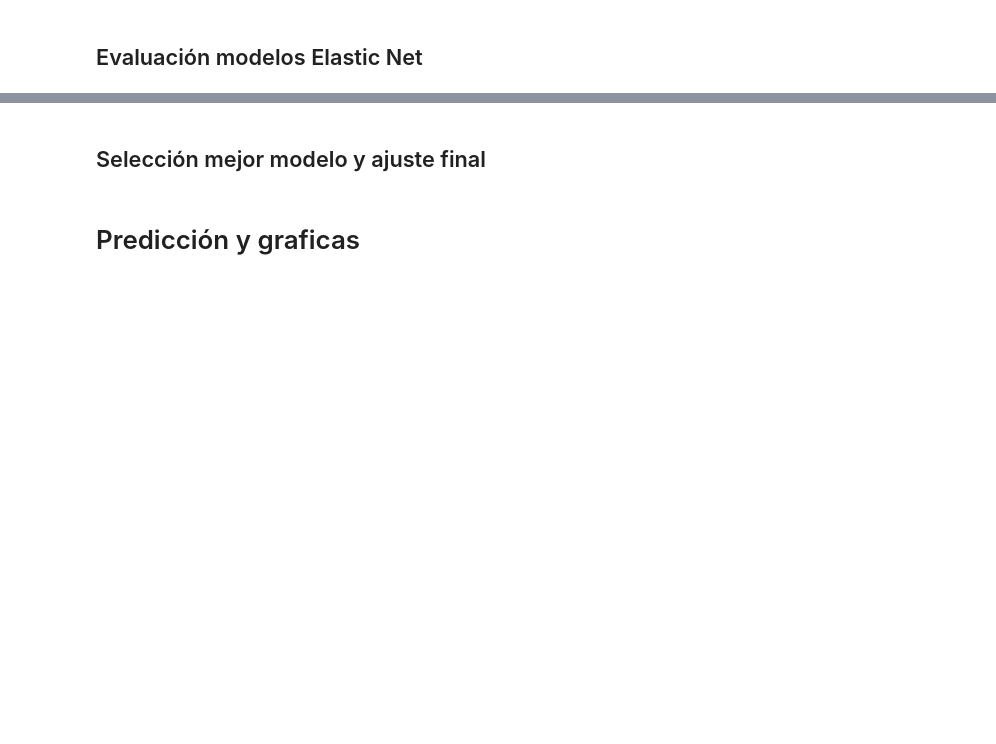
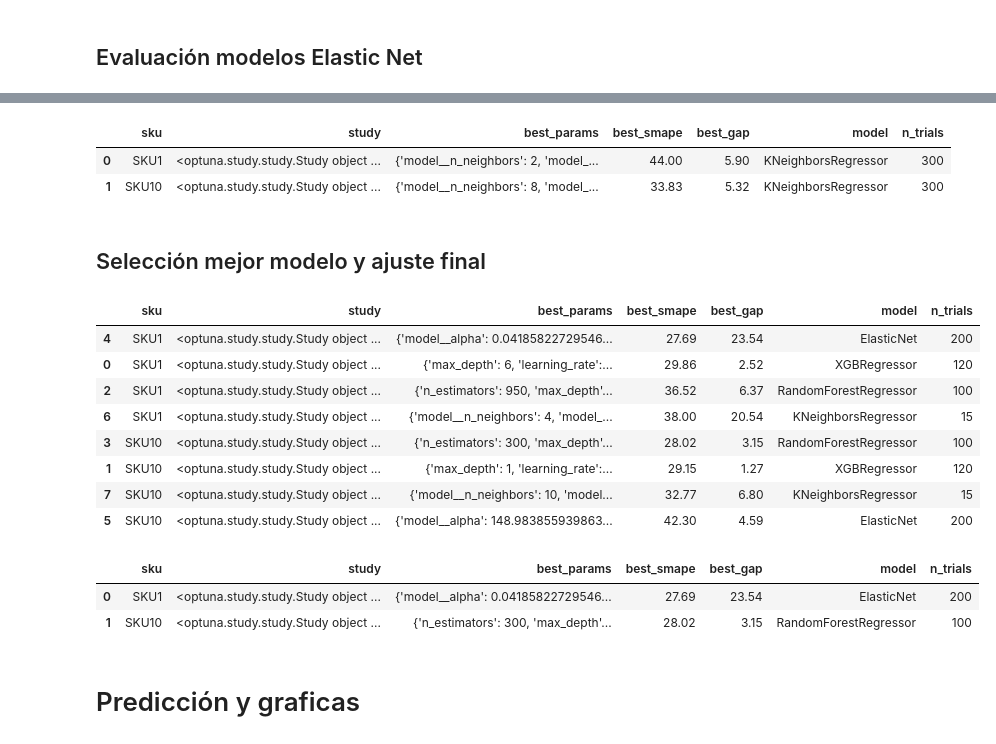
Before and after one commit to JhonattanReales21/innv_tec_1_icesi, a Jupyter notebook: notebooks/ml_pipeline_p_sku.ipynb, the cells around one changed output, grey strips where cells are left out. Drawn from its saved outputs; the diff is of its cells as text; code cells hidden in the pictures; blank space fills up the shorter version.

Commit message:
Add logic for KNN regressor and eval all models

```diff
--- a/notebooks/ml_pipeline_p_sku.ipynb
+++ b/notebooks/ml_pipeline_p_sku.ipynb
@@ -279,7 +281,7 @@ for sku in df_mod["sku"].unique():
         param_grid=param_grid,
         X=df_sku[features],
         y=df_sku["pedidos"],
-        n_trials=100,
+        n_trials=125,
         val_iter=val_iter,
         train_size=train_size,
         val_size=val_size,
@@ -316,6 +318,10 @@ df_results_xgboost
 # %% [markdown]
 ## Evaluación modelos Random Forest
 # %%
+# Creamos un DataFrame para almacenar los resultados de cada SKU
+# Este DataFrame contendrá el SKU, los parámetros del modelo y las métricas de evaluación
+##########
+
 results = []
 
 for sku in df_mod["sku"].unique():
@@ -355,7 +361,7 @@ for sku in df_mod["sku"].unique():
         param_grid=param_grid,
         X=df_sku[features],
         y=df_sku["pedidos"],
-        n_trials=100,
+        n_trials=125,
         val_iter=val_iter,
         train_size=train_size,
         val_size=val_size,
@@ -391,9 +397,13 @@ df_results_rf
 # %% [markdown]
 ## Evaluación modelos Elastic Net
 # %%
-results_elastic = []
+# Creamos un DataFrame para almacenar los resultados de cada SKU
+# Este DataFrame contendrá el SKU, los parámetros del modelo y las métricas de evaluación
+##########
 
-for sku in df_mod["sku"].unique()[0:2]:
+results = []
+
+for sku in df_mod["sku"].unique():
     print("\n-----------------------")
     print(f"🔍 Optimizando ElasticNet para SKU: {sku}\n")
 
@@ -423,7 +433,7 @@ for sku in df_mod["sku"].unique()[0:2]:
         param_grid=param_grid,
         X=df_sku[features],
         y=df_sku["pedidos"],
-        n_trials=100,
+        n_trials=200,
         val_iter=val_iter,
         train_size=train_size,
         val_size=val_size,
@@ -431,7 +441,7 @@ for sku in df_mod["sku"].unique()[0:2]:
     )
 
     best_trial = study.best_trials[0]
-    results_elastic.append(
+    results.append(
         {
             "sku": sku,
             "study": study,
@@ -445,4 +455,4 @@ for sku in df_mod["sku"].unique()[0:2]:
 
     print("-----------------------")
 
-df_results_elastic = pd.DataFrame(results_elastic)
+df_results_elastic = pd.DataFrame(results)
@@ -485,0 +573,6 @@ Trial 10 - SMAPE: 43.3000, GAP: 4.0700
+# %%
+df_results_knn
+# %% [output]
+|  | sku | study | best_params | best_smape | best_gap | model | n_trials |
+| 0 | SKU1 | <optuna.study.study.Study object ... | {'model__n_neighbors': 2, 'model_... | 44.00 | 5.90 | KNeighborsRegressor | 300 |
+| 1 | SKU10 | <optuna.study.study.Study object ... | {'model__n_neighbors': 8, 'model_... | 33.83 | 5.32 | KNeighborsRegressor | 300 |
@@ -486,11 +585,17 @@ Trial 10 - SMAPE: 43.3000, GAP: 4.0700
 # %% [markdown]
 ## Selección mejor modelo y ajuste final
 # %%
+# Eliminamos los estudios de Optuna de todos los DataFrames de resultados
+# df_results_xgboost = df_results_xgboost.drop(columns=["study"])
+# df_results_rf = df_results_rf.drop(columns=["study"])
+# df_results_elastic = df_results_elastic.drop(columns=["study"])
+# df_results_knn = df_results_knn.drop(columns=["study"])
+
 # Union de resultados de los modelos
 df_results = pd.concat(
-    [df_results_xgboost, df_results_rf, df_results_elastic],
+    [df_results_xgboost, df_results_rf, df_results_elastic, df_results_knn],
     ignore_index=True,
-)
+).sort_values(by=["sku", "best_smape"], ascending=[True, True])
 
 # Por cada SKU, obtenemos el mejor modelo
 df_best_models = df_results.loc[
@@ -500,5 +605,3 @@ df_best_models = df_results.loc[
 
 # Ordenamos por mejor SMAPE
 df_best_models = df_best_models.sort_values(by="best_smape", ascending=True)
-
-df_best_models
@@ -507,2 +608,20 @@ df_best_models
+# %%
+df_results
+# %% [output]
+|  | sku | study | best_params | best_smape | best_gap | model | n_trials |
+| 4 | SKU1 | <optuna.study.study.Study object ... | {'model__alpha': 0.04185822729546... | 27.69 | 23.54 | ElasticNet | 200 |
+| 0 | SKU1 | <optuna.study.study.Study object ... | {'max_depth': 6, 'learning_rate':... | 29.86 | 2.52 | XGBRegressor | 120 |
+| 2 | SKU1 | <optuna.study.study.Study object ... | {'n_estimators': 950, 'max_depth'... | 36.52 | 6.37 | RandomForestRegressor | 100 |
+| 6 | SKU1 | <optuna.study.study.Study object ... | {'model__n_neighbors': 4, 'model_... | 38.00 | 20.54 | KNeighborsRegressor | 15 |
+| 3 | SKU10 | <optuna.study.study.Study object ... | {'n_estimators': 300, 'max_depth'... | 28.02 | 3.15 | RandomForestRegressor | 100 |
+| 1 | SKU10 | <optuna.study.study.Study object ... | {'max_depth': 1, 'learning_rate':... | 29.15 | 1.27 | XGBRegressor | 120 |
+| 7 | SKU10 | <optuna.study.study.Study object ... | {'model__n_neighbors': 10, 'model... | 32.77 | 6.80 | KNeighborsRegressor | 15 |
+| 5 | SKU10 | <optuna.study.study.Study object ... | {'model__alpha': 148.983855939863... | 42.30 | 4.59 | ElasticNet | 200 |
+# %%
+df_best_models
+# %% [output]
+|  | sku | study | best_params | best_smape | best_gap | model | n_trials |
+| 0 | SKU1 | <optuna.study.study.Study object ... | {'model__alpha': 0.04185822729546... | 27.69 | 23.54 | ElasticNet | 200 |
+| 1 | SKU10 | <optuna.study.study.Study object ... | {'n_estimators': 300, 'max_depth'... | 28.02 | 3.15 | RandomForestRegressor | 100 |
 # %% [markdown]
 # Predicción y graficas
```
Also changed, not shown: parts of 9 cells of this notebook.
